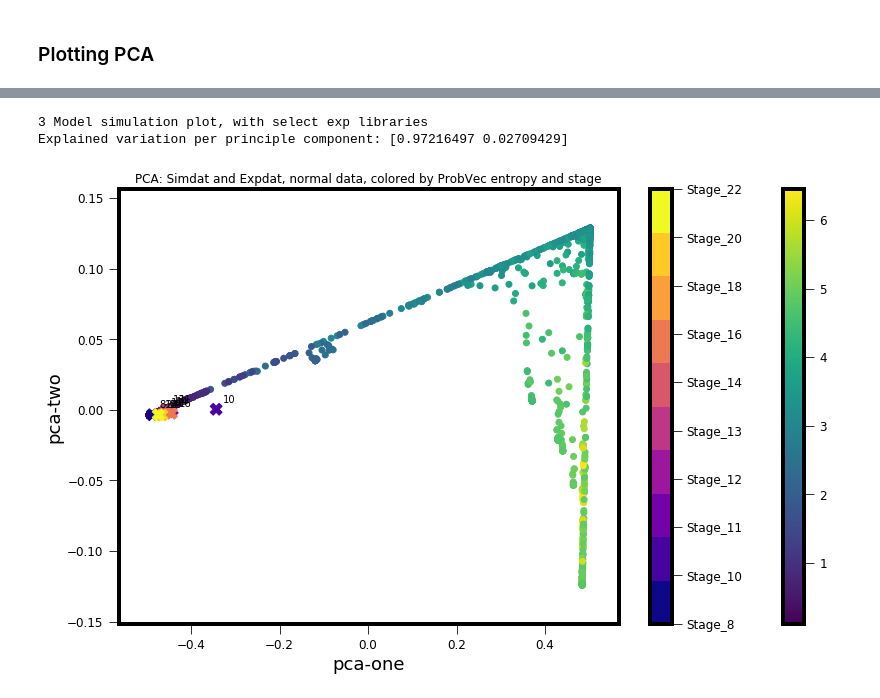
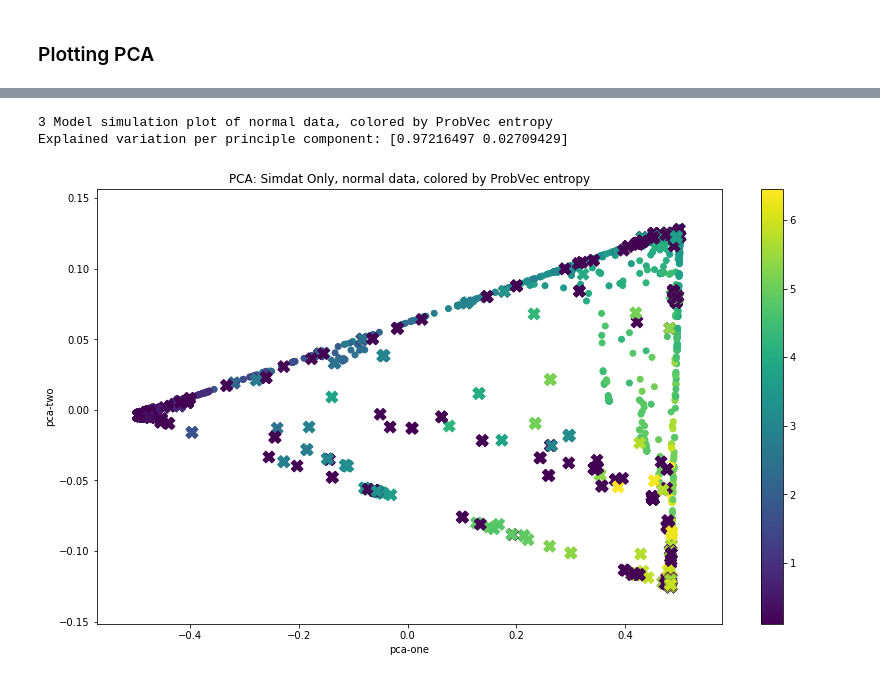
Before and after one commit to Read-Lab-UCI/Stochastic_Coexpression_Landscape_Analysis, a Jupyter notebook: tools/interactive_analysis/prob2D_PCA.ipynb, the cells around one changed output, grey strips where cells are left out. Saved outputs shown, nothing was run; the diff lists cells and outputs as text; code cells hidden in the pictures.

```diff
--- a/tools/interactive_analysis/prob2D_PCA.ipynb
+++ b/tools/interactive_analysis/prob2D_PCA.ipynb
@@ -305,11 +164,30 @@ Explained variation per principle component: [0.97216497 0.02709429]
+# %%
+h5file = pyt.open_file(sim_hdf5_path_2, mode='a')
+
+for i, group in enumerate(h5file.iter_nodes('/')):
+    prob_2ds_2.append(np.asarray(group.prob_2d_vector_array))
+    sim_probvec_entropies_2.append(np.asarray(group.system_probvec_entropies))
+    sim_prob2d_entropies_2.append(np.asarray(group.system_prob2d_entropies))
+    set_counts_2.append(set_counts_2[i]+len(prob_2ds_2[i]))
+    #print(group._v_attrs.model_name)
+
+dimensions_2 = group._v_attrs.dimensions
+X_multidim_2 = np.concatenate(prob_2ds_2[:], axis=0)
+
+h5file.close()
+# %%
+# Normal case: Training with simulation data
+pca_2d_2 = decomposition.PCA(n_components=2)
+pca_2d_result_2 = pca_2d.fit_transform(X_multidim_2)
+
+pca_2d_result_2_to_logic = pca_2d.transform(X_multidim)
 # %%
 print('3 Model simulation plot of normal data, colored by ProbVec entropy')
 print('Explained variation per principle component: {}'.format(pca_2d.explained_variance_ratio_))
 
 plot_inputs['title']='PCA: Simdat Only, normal data, colored by ProbVec entropy'
-plot_file_name = 'pca_2d_{}_vs_{}_entropy_colored.png'.format(*genes_to_load)
-plot_inputs['simdat_color_values'] = sim_probvec_entropies
-plot_2d_pca_3_model_entropy(pca_2d_result, plot_inputs, set_counts, save_fig=True, fig_name=os.path.join(plot_path, plot_file_name))
+plot_inputs['simdat_color_values'] = sim_probvec_entropies_2
+plot_2d_pca_3_model_entropy(pca_2d_result_2, plot_inputs, set_counts_2, save_fig=False)
 # %% [output]
 3 Model simulation plot of normal data, colored by ProbVec entropy
 Explained variation per principle component: [0.97216497 0.02709429]
@@ -316,0 +195,9 @@ Explained variation per principle component: [0.97216497 0.02709429]
+# %%
+# Plotting just simulation data
+print('3 Model simulation plot of normal data, colored by model')
+print('Explained variation per principle component: {}'.format(pca_2d.explained_variance_ratio_))
+
+plot_inputs['title']='PCA: Simdat Only, normal data, colored by model'
+plot_inputs['simdat_color_values'] = cleaned_sim_probvec_entropies
+
+plot_2d_pca(pca_2d_result_2_to_logic, plot_inputs, save_fig=False)
@@ -317,13 +208,12 @@ Explained variation per principle component: [0.97216497 0.02709429]
 # %%
-print('3 Model simulation plot, with select exp libraries')
+print('3 Model simulation plot of normal data, colored by ProbVec entropy')
 print('Explained variation per principle component: {}'.format(pca_2d.explained_variance_ratio_))
 
-plot_inputs['title']='PCA: Simdat and Expdat, normal data, colored by ProbVec entropy and stage'
-plot_file_name = 'pca_2d_{}_vs_{}_all_stages.png'.format(*genes_to_load)
-plot_inputs['simdat_color_values'] = sim_probvec_entropies
-plot_inputs['expdat_color_map'] = expdat_colorID_dict
-plot_2d_pca_exp(pca_2d_result, pca_2d_result_exp, plot_inputs, set_counts, save_fig=True, fig_name=os.path.join(plot_path, plot_file_name))
+plot_inputs['title']='PCA: Simdat Only, normal data, colored by ProbVec entropy'
+plot_inputs['simdat_color_values'] = sim_probvec_entropies_2
+plot_inputs['simdat_color_values_2'] = cleaned_sim_probvec_entropies
+plot_2d_pca_exp_entropy(pca_2d_result_2, pca_2d_result_2_to_logic, plot_inputs, set_counts_2, save_fig=False)
 # %% [output]
-3 Model simulation plot, with select exp libraries
+3 Model simulation plot of normal data, colored by ProbVec entropy
 Explained variation per principle component: [0.97216497 0.02709429]
-[figure, old version]
+[figure, new version]
```
Also changed, not shown: parts of 38 cells of this notebook, 6 other files.
